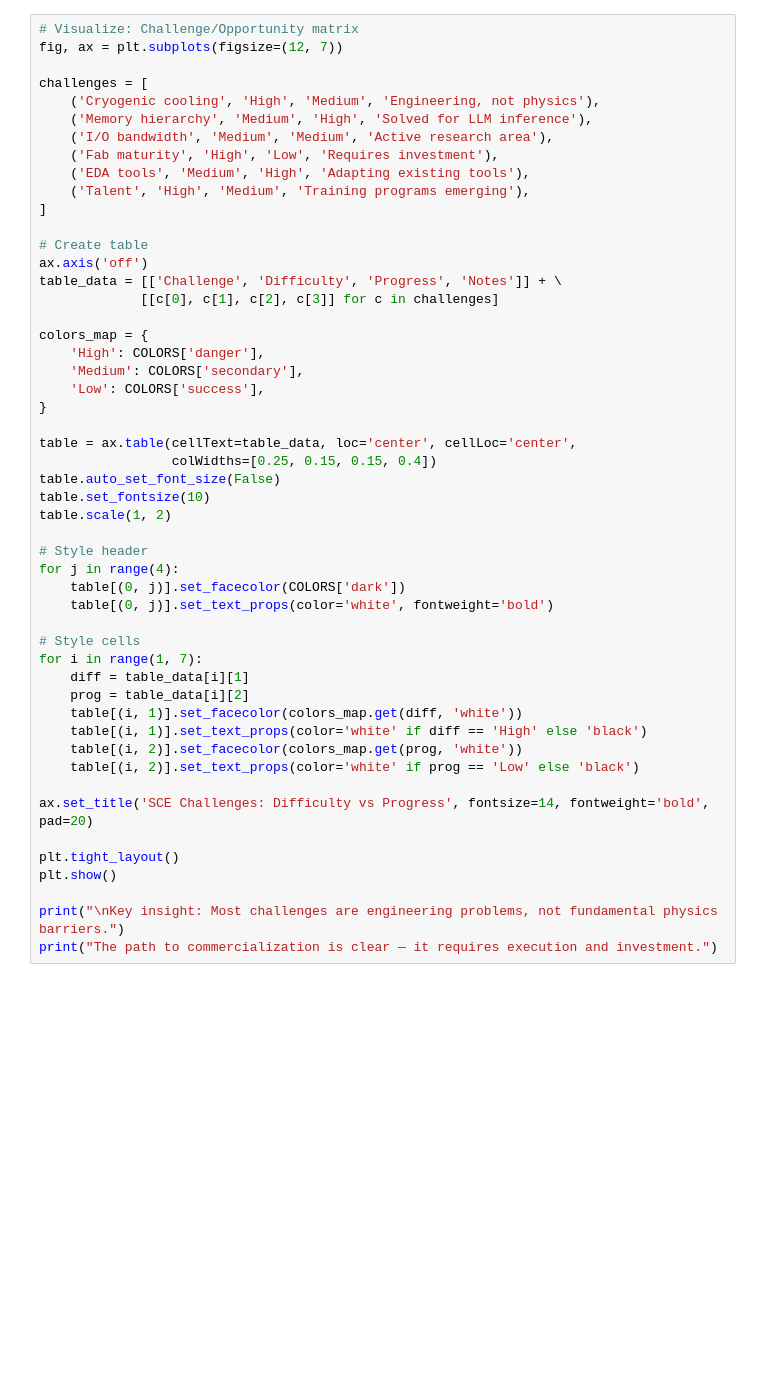
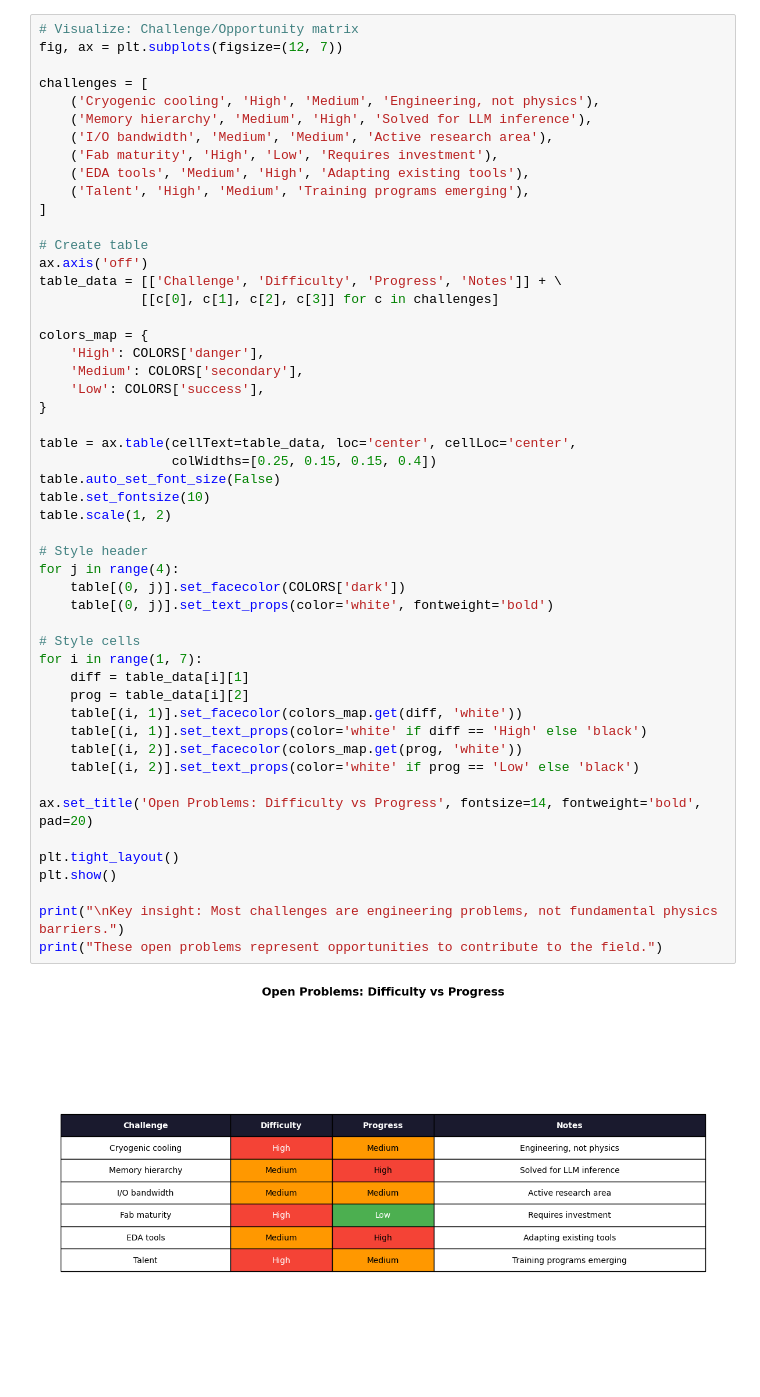
Before and after one commit to Adiabatic-Machines/sce-futures, a Jupyter notebook: notebooks/00_executive_overview.ipynb, the cells around one changed output. Drawn from its saved outputs; the diff is of its cells as text; blank space fills up the shorter version.

```diff
--- a/notebooks/00_executive_overview.ipynb
+++ b/notebooks/00_executive_overview.ipynb
@@ -485,32 +489,34 @@ colors_map = {
     'High': COLORS['danger'],
     'Medium': COLORS['secondary'],
     'Low': COLORS['success'],
 }
 
 table = ax.table(cellText=table_data, loc='center', cellLoc='center',
                  colWidths=[0.25, 0.15, 0.15, 0.4])
 table.auto_set_font_size(False)
 table.set_fontsize(10)
 table.scale(1, 2)
 
 # Style header
 for j in range(4):
     table[(0, j)].set_facecolor(COLORS['dark'])
     table[(0, j)].set_text_props(color='white', fontweight='bold')
 
 # Style cells
 for i in range(1, 7):
     diff = table_data[i][1]
     prog = table_data[i][2]
     table[(i, 1)].set_facecolor(colors_map.get(diff, 'white'))
     table[(i, 1)].set_text_props(color='white' if diff == 'High' else 'black')
     table[(i, 2)].set_facecolor(colors_map.get(prog, 'white'))
     table[(i, 2)].set_text_props(color='white' if prog == 'Low' else 'black')
 
-ax.set_title('SCE Challenges: Difficulty vs Progress', fontsize=14, fontweight='bold', pad=20)
+ax.set_title('Open Problems: Difficulty vs Progress', fontsize=14, fontweight='bold', pad=20)
 
 plt.tight_layout()
 plt.show()
 
 print("\nKey insight: Most challenges are engineering problems, not fundamental physics barriers.")
-print("The path to commercialization is clear — it requires execution and investment.")
+print("These open problems represent opportunities to contribute to the field.")
+# %% [output]
+[figure, added]
```
Also changed, not shown: parts of 17 cells of this notebook, 4 other files.
